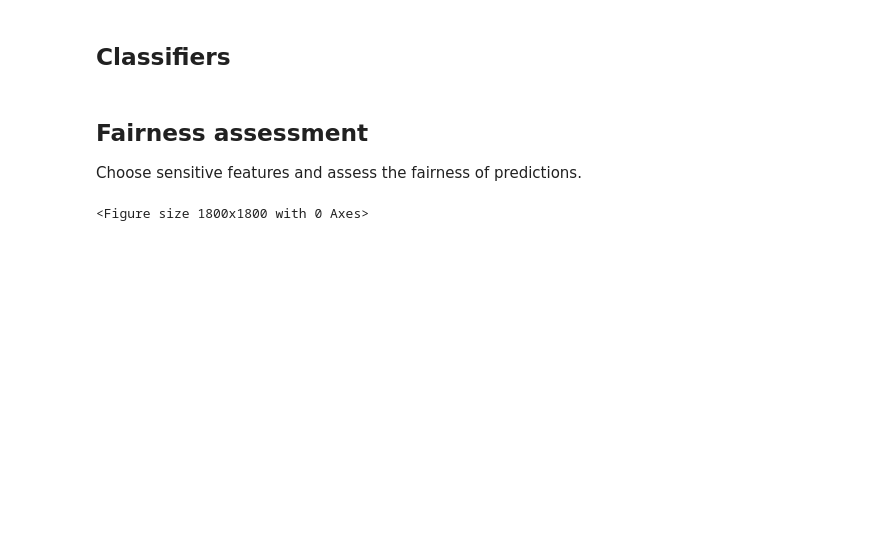
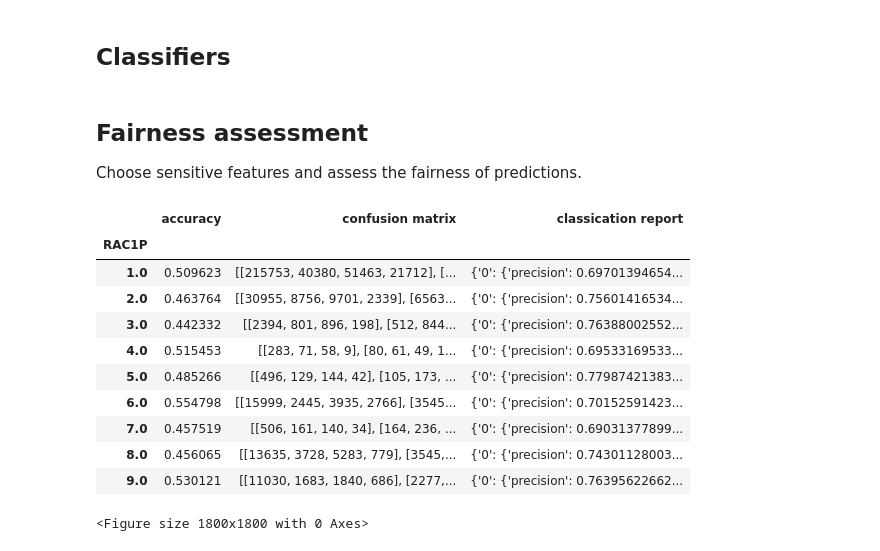
Before and after one commit to zeyuyang8/fairml, a Jupyter notebook: notebooks/acs_income.ipynb, the cells around one changed output. Cells and saved outputs as stored; diff of their text form; code cells hidden in the pictures; blank space fills up the shorter version.

```diff
--- a/notebooks/acs_income.ipynb
+++ b/notebooks/acs_income.ipynb
@@ -375,6 +353,20 @@ def test_eval_multi_clf_fairness():
 
 
 test_eval_multi_clf_fairness()
+# %%
+DATA[ACS_INCOME]["decision_tree_clf_4_metrics"].by_group
+# %% [output]
+|  | accuracy | confusion matrix | classication report |
+| RAC1P |  |  |  |
+| 1.0 | 0.509623 | [[215753, 40380, 51463, 21712], [... | {'0': {'precision': 0.69701394654... |
+| 2.0 | 0.463764 | [[30955, 8756, 9701, 2339], [6563... | {'0': {'precision': 0.75601416534... |
+| 3.0 | 0.442332 | [[2394, 801, 896, 198], [512, 844... | {'0': {'precision': 0.76388002552... |
+| 4.0 | 0.515453 | [[283, 71, 58, 9], [80, 61, 49, 1... | {'0': {'precision': 0.69533169533... |
+| 5.0 | 0.485266 | [[496, 129, 144, 42], [105, 173, ... | {'0': {'precision': 0.77987421383... |
+| 6.0 | 0.554798 | [[15999, 2445, 3935, 2766], [3545... | {'0': {'precision': 0.70152591423... |
+| 7.0 | 0.457519 | [[506, 161, 140, 34], [164, 236, ... | {'0': {'precision': 0.69031377899... |
+| 8.0 | 0.456065 | [[13635, 3728, 5283, 779], [3545,... | {'0': {'precision': 0.74301128003... |
+| 9.0 | 0.530121 | [[11030, 1683, 1840, 686], [2277,... | {'0': {'precision': 0.76395622662... |
 # %%
 def eval_binary_clf_fairness(clf, features, labels, sensitive_features):
     """Evaluate fairness of the binary classifier.
```
Also changed, not shown: parts of 6 cells of this notebook, 7 other files.
